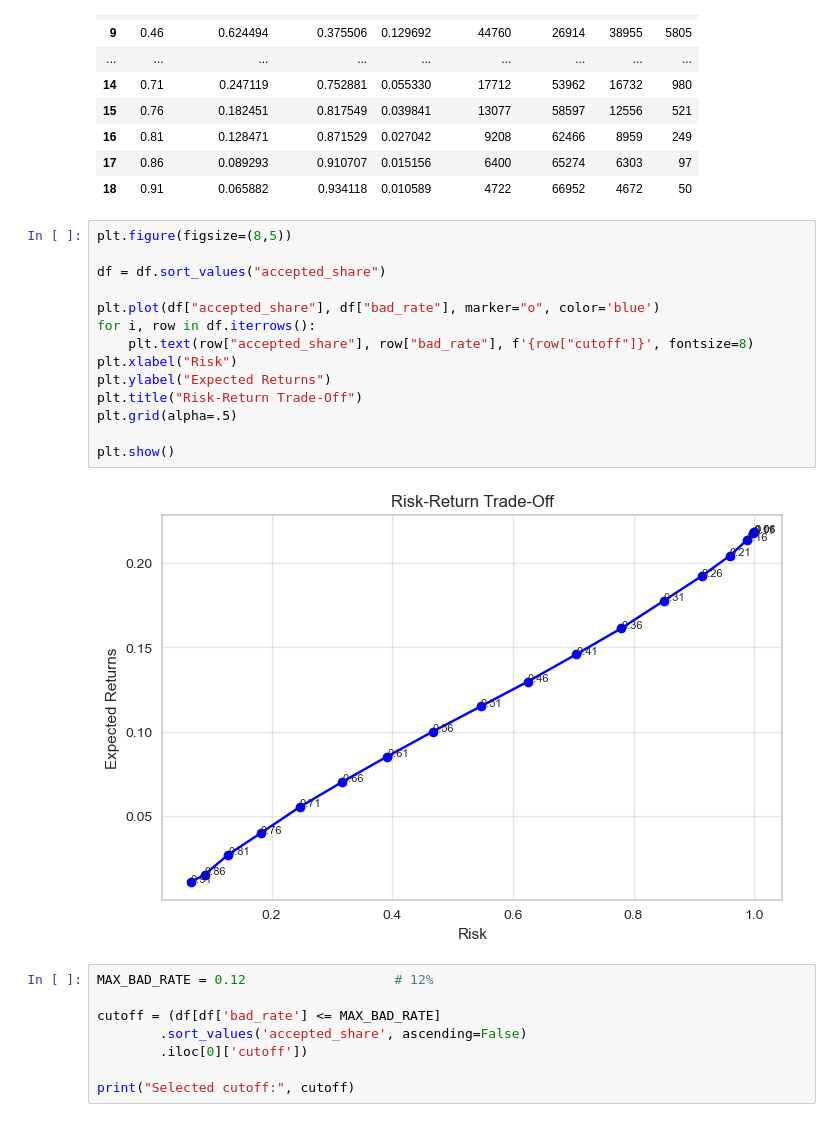
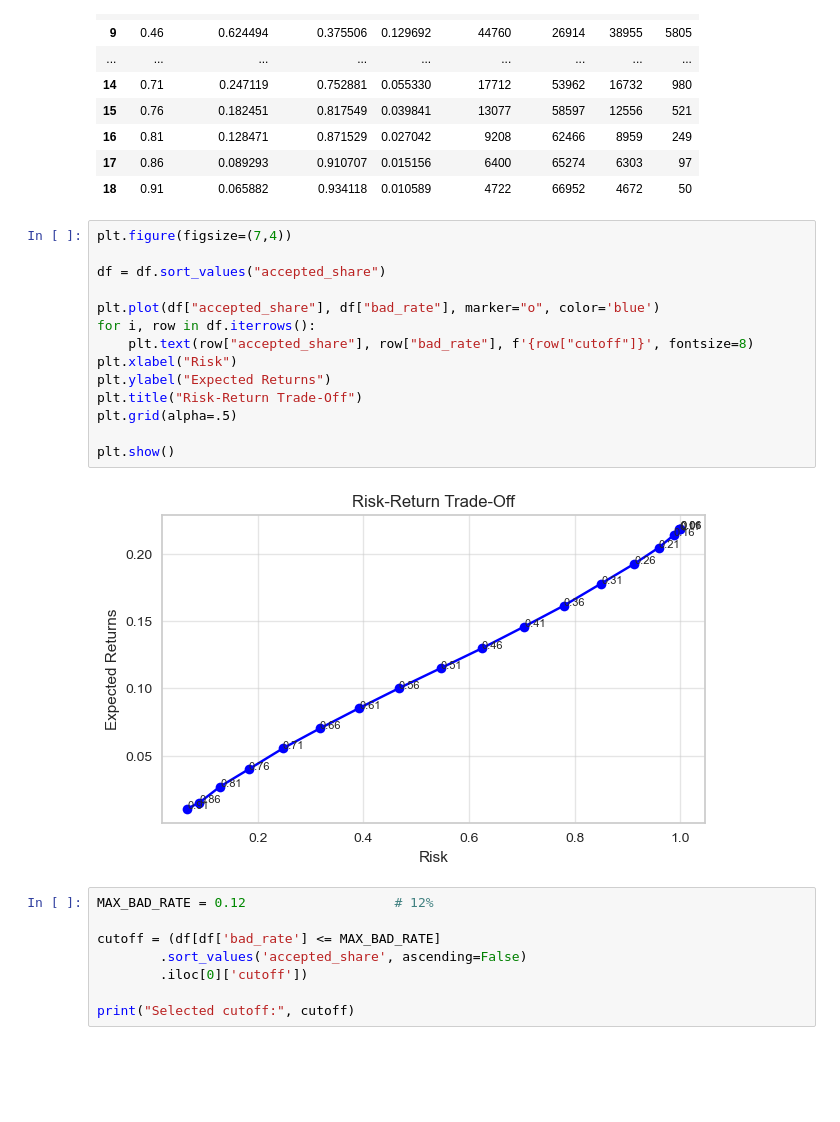
Before and after one commit to mmichellesvv/Credit-Risk-Assessment, a Jupyter notebook: creditRisk_PDmodel.ipynb, the cells around one changed output. Cells and saved outputs as stored; diff of their text form; blank space fills up the shorter version.

```diff
--- a/creditRisk_PDmodel.ipynb
+++ b/creditRisk_PDmodel.ipynb
@@ -702,21 +701,21 @@ df
 | 17 | 0.86 | 0.089293 | 0.910707 | 0.015156 | 6400 | 65274 | 6303 | 97 |
 | 18 | 0.91 | 0.065882 | 0.934118 | 0.010589 | 4722 | 66952 | 4672 | 50 |
 # %%
-plt.figure(figsize=(8,5))
+plt.figure(figsize=(7,4))
 
 df = df.sort_values("accepted_share")
 
 plt.plot(df["accepted_share"], df["bad_rate"], marker="o", color='blue')
 for i, row in df.iterrows():
     plt.text(row["accepted_share"], row["bad_rate"], f'{row["cutoff"]}', fontsize=8)
 plt.xlabel("Risk")
 plt.ylabel("Expected Returns")
 plt.title("Risk-Return Trade-Off")
 plt.grid(alpha=.5)
 
 plt.show()
 # %% [output]
-[figure, old version]
+[figure, new version]
 # %%
 MAX_BAD_RATE = 0.12                   # 12%
 
```
Also changed, not shown: parts of 6 cells of this notebook, 1 other file.
